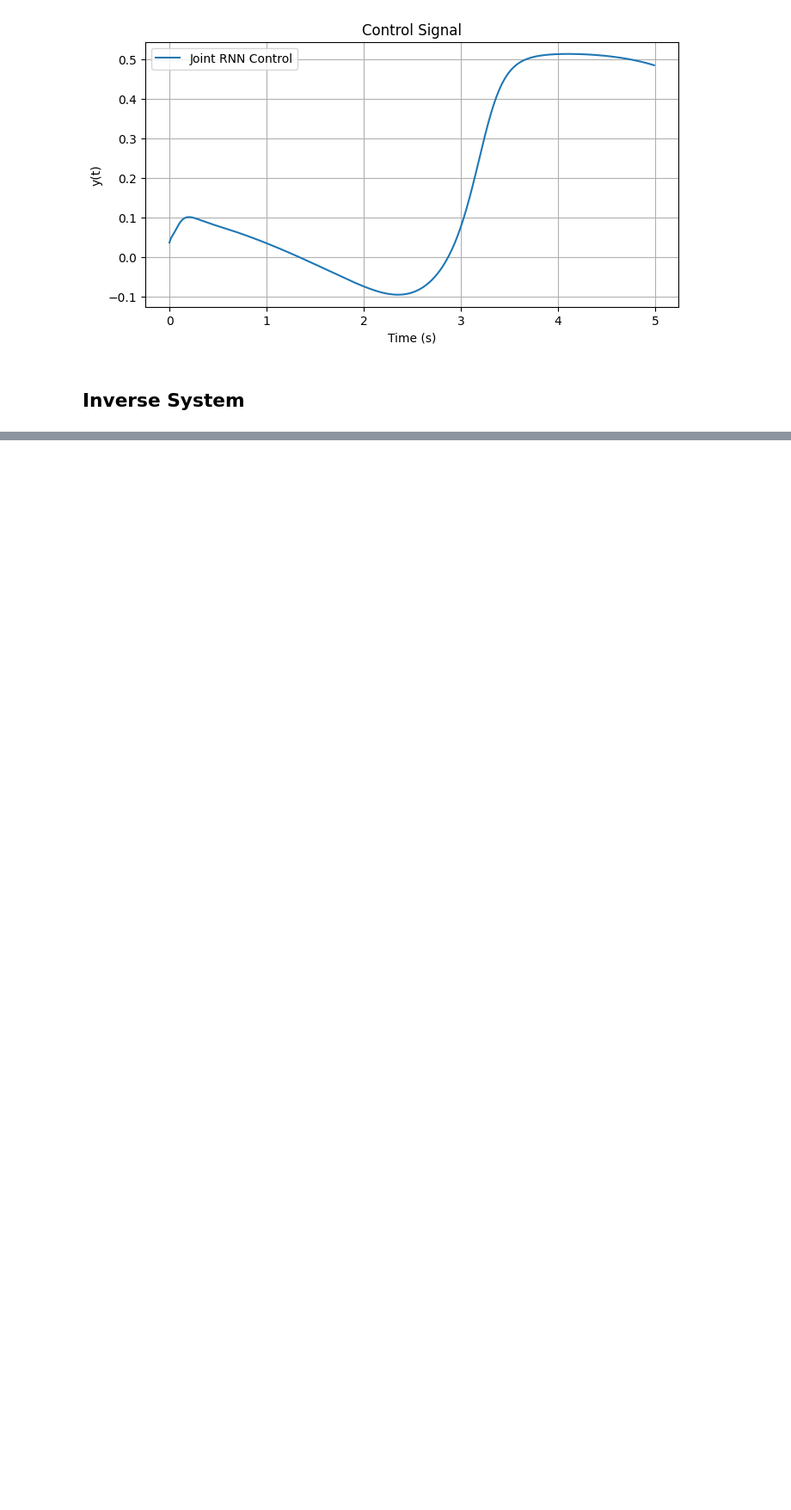
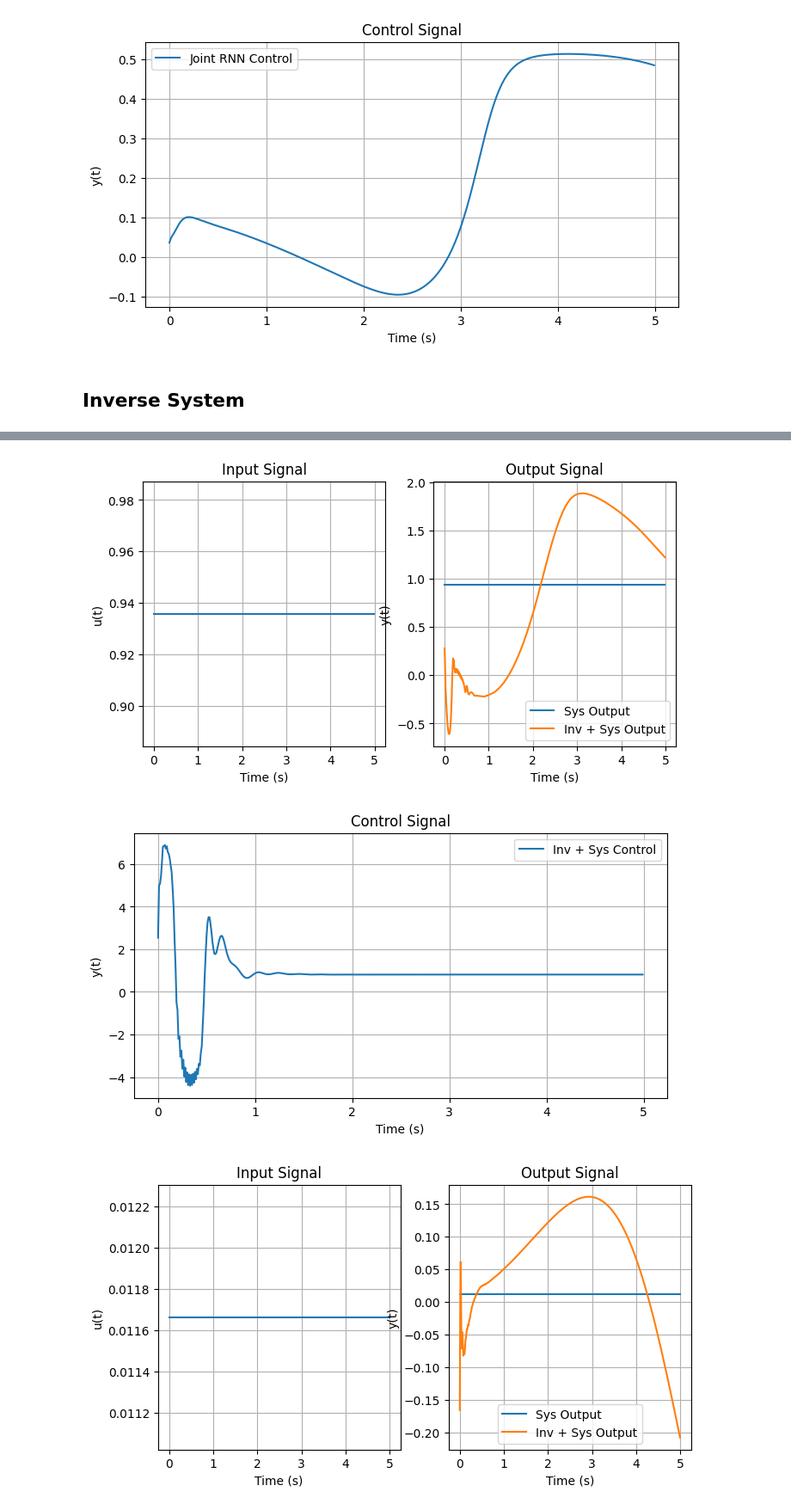
Before and after one commit to fernand0labra/ltu-D7047E-project, a Jupyter notebook: project.ipynb, the cells around one changed output, grey strips where cells are left out. Shown at 86% size. Cells and saved outputs as stored; diff of their text form; code cells hidden in the pictures; blank space fills up the shorter version.

```diff
--- a/project.ipynb
+++ b/project.ipynb
@@ -233,7 +233,7 @@ def plot_signal_data(
     swap_in_out: bool = False,
 ):
     # Create a data loader for the dataset
-    sample_loader = DataLoader(dataset, batch_size=num_samples, shuffle=False)
+    sample_loader = DataLoader(dataset, batch_size=num_samples, shuffle=True)
     input_signals, output_signals = next(
         iter(sample_loader)
     )  # input/target [num_samples,  NUM_STEPS * STEP_WIDTH]
@@ -941,3 +941,21 @@ class JointRNN2(nn.Module):
             y, _ = self.system_rnn(u)
 
         return y, u
+# %%
+CTL_HIGH_DATASET_PATH = './data/ctl_high_data.pt'
+
+# Generate the controller dataset
+ctl_high_dataset = (
+    ControllerDataset(
+        DATA_COUNT, num_steps=1, step_width=500, max_step_height=1, max_signal_val=3
+    )
+    if not os.path.isfile(CTL_HIGH_DATASET_PATH)
+    else torch.load(CTL_HIGH_DATASET_PATH)
+)
+# %%
+joint_rnn2 = JointRNN2("./models/inverse_sys_lstm.pth", "./models/sys_lstm.pth", input_size=1)
+plot_signal_data(ctl_high_dataset, joint_rnn2, 3)
+# %% [output]
+[figure, added]
+[figure, added]
+[figure, added]
```
Also changed, not shown: parts of 4 cells of this notebook, 1 other file.
